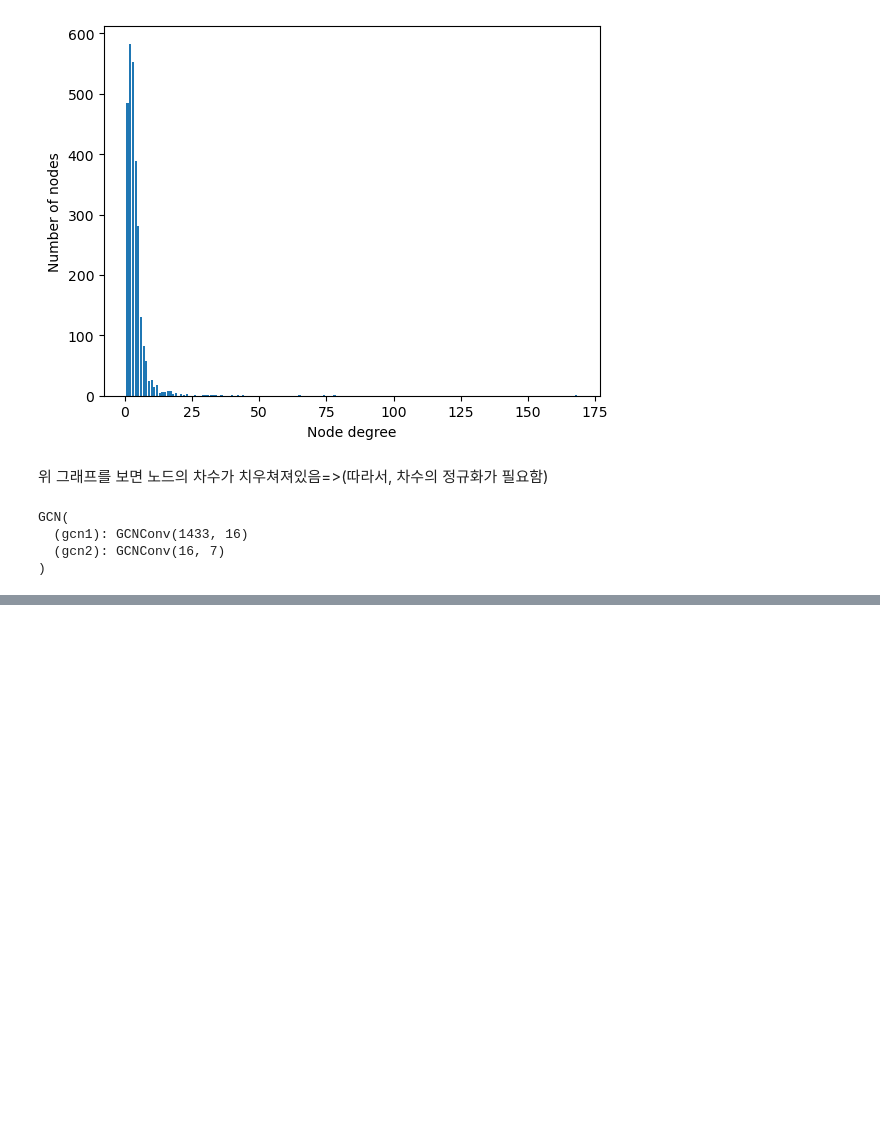
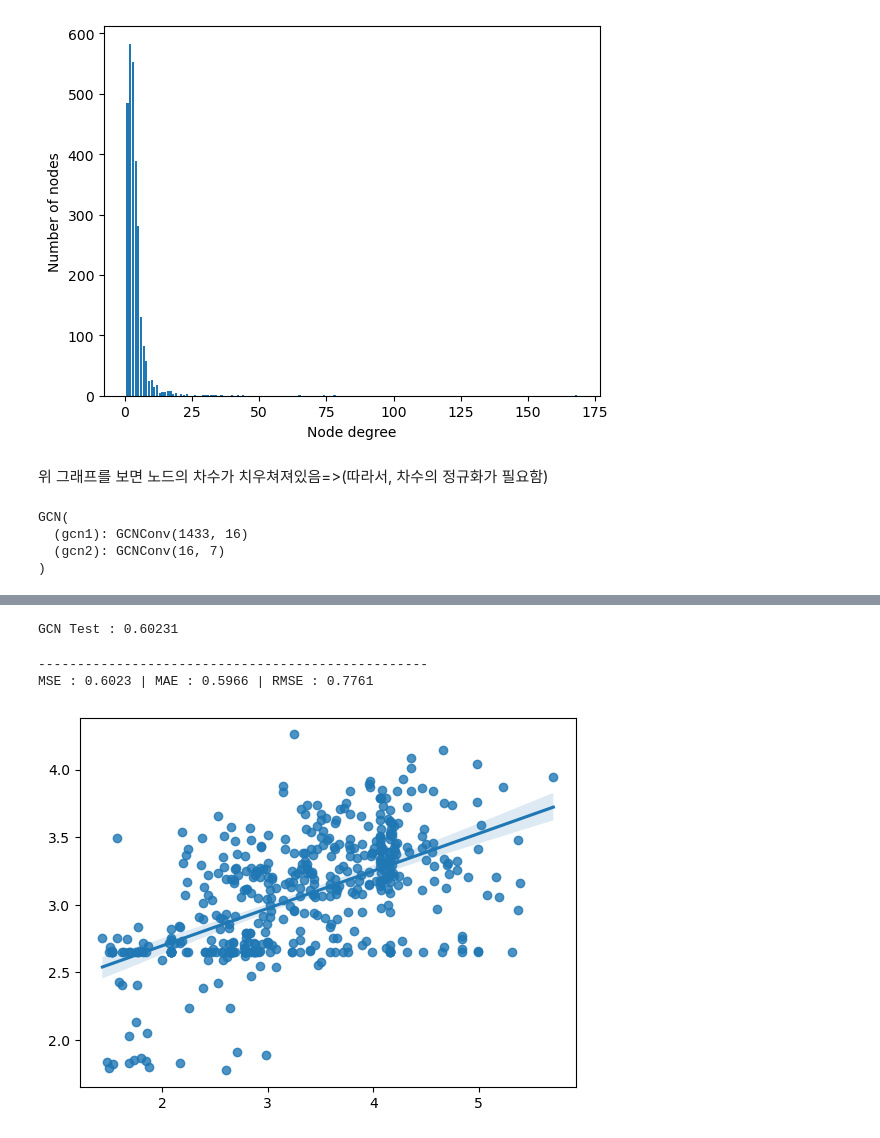
Before and after one commit to mun9yx/Graph-play, a Jupyter notebook: 6_GCN/6_GCN.ipynb, the cells around one changed output, grey strips where cells are left out. Saved outputs shown, nothing was run; the diff lists cells and outputs as text; code cells hidden in the pictures; blank space fills up the shorter version.

```diff
--- a/6_GCN/6_GCN.ipynb
+++ b/6_GCN/6_GCN.ipynb
@@ -88,0 +222,4 @@ Test_acc : 79.20000
+# %%
+gcn = GCN(dataset.num_features,128,1)
+print(gcn)
+gcn.fit(data,epochs=200)
@@ -88,0 +244,22 @@ Test_acc : 79.20000
+# %%
+loss = gcn.test(data)
+print(f'GCN Test : {loss:.5f}')
+# %% [output]
+GCN Test : 0.60231
+# %%
+from sklearn.metrics import mean_squared_error,mean_absolute_error
+
+out = gcn(data.x,data.edge_index) #모델의 예측결과
+y_pred = out.squeeze()[data.test_mask].detach().numpy() #평가 데이터에 대한 결과 추출.
+#detach는 계산그래프에서 값만 떼오는 방식. (작업에 관여하지 않는 값)
+mse = mean_squared_error(data.y[data.test_mask],y_pred)
+mae = mean_absolute_error(data.y[data.test_mask],y_pred)
+print('-'*50)
+print(f'MSE : {mse:.4f} | MAE : {mae:.4f} | RMSE : {np.sqrt(mse):.4f}')
+# %% [output]
+--------------------------------------------------
+MSE : 0.6023 | MAE : 0.5966 | RMSE : 0.7761
+# %%
+fig = sns.regplot(x=data.y[data.test_mask].numpy(),y=y_pred)
+# %% [output]
+[figure, added]
```
Also changed, not shown: parts of 17 cells of this notebook, 26 other files.
